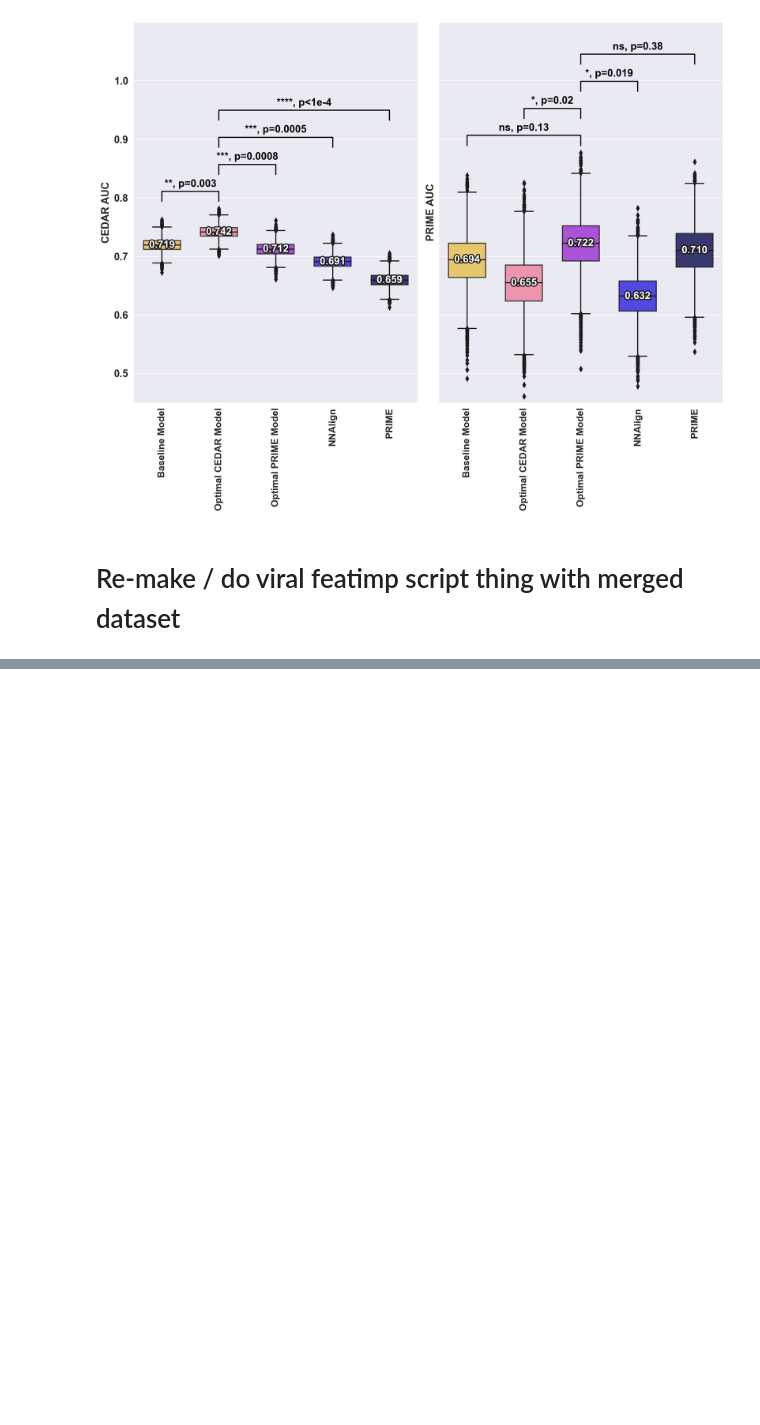
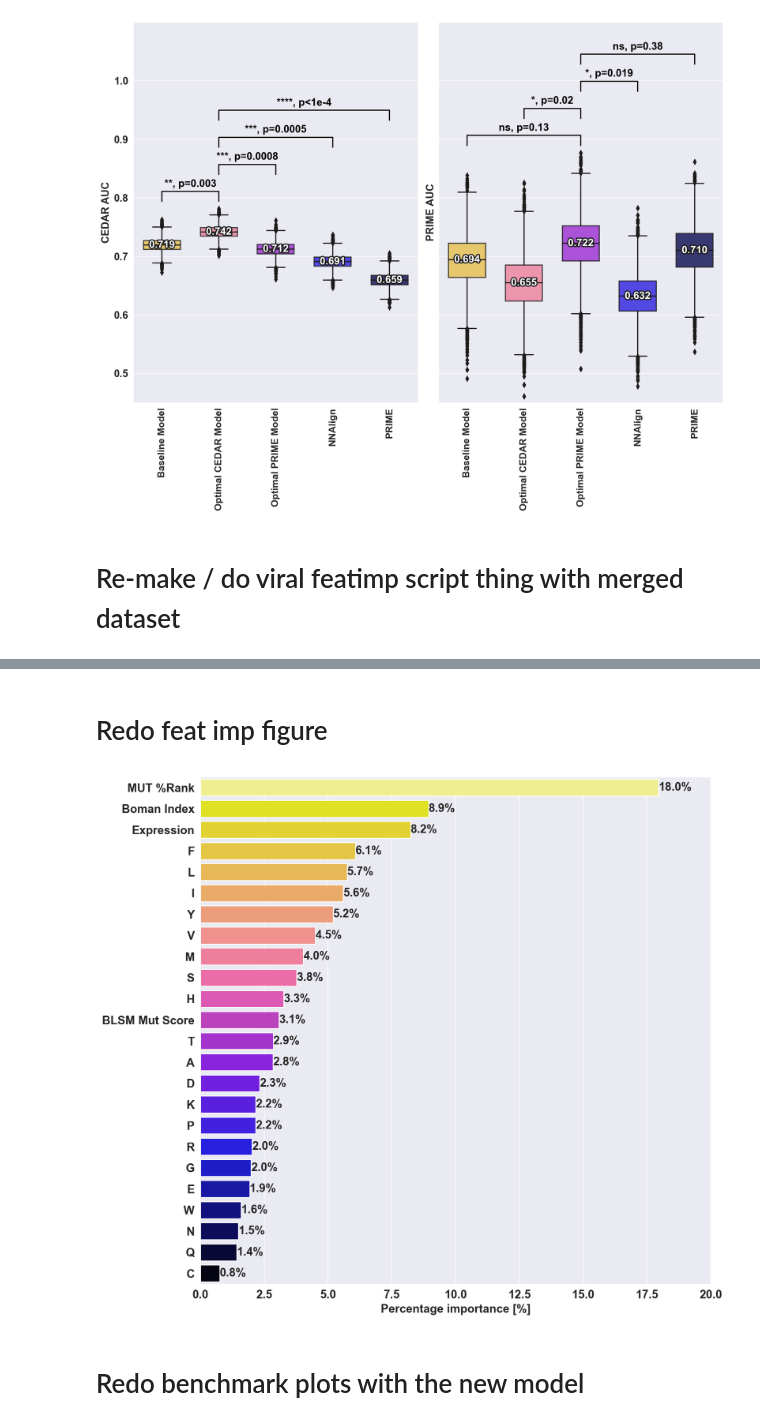
Before and after one commit to richieYT-wan/cedar, a Jupyter notebook: notebook/231101_RedoManuscript.ipynb, the cells around one changed output, grey strips where cells are left out. Drawn from its saved outputs; the diff is of its cells as text; code cells hidden in the pictures; blank space fills up the shorter version.

```diff
--- a/notebook/231101_RedoManuscript.ipynb
+++ b/notebook/231101_RedoManuscript.ipynb
@@ -392,0 +400,38 @@ merged[['icore_mut','HLA', 'EL_rank_mut', 'agg_label']].rename(columns = {'icore
+# %% [markdown]
+# Redo feat imp figure
+# %%
+fi_harmonic = pd.read_csv('../output/231018_redo_merged/new_best_model/featimps_cp_merged_onehot_KL_icore_mut_boman-blsm_mut_score-Total_Gene_TPM.csv')
+
+def rename(col):
+    d = {'icore_boman':'Boman Index',
+         'icore_blsm_mut_score':'BLSM Mut Score',
+         'EL_rank_wt_aligned': 'WT %Rank',
+         'rank': 'MUT %Rank',
+         'foreignness_score': 'Foreignness',
+         'Total_Gene_TPM' : 'Expression',
+         'icore_dissimilarity_score':'Self-Similarity',
+         'ratio_rank': 'Agretopicity'}
+    if col in d.keys():
+        return d[col]
+    else:
+        return col
+# %%
+# Remaking bigger, only harm here
+from src.metrics import plot_feature_importance
+f,a = plt.subplots(1,1, figsize=(11,11.))
+
+
+plot_feature_importance(fi_harmonic.values.flatten(),
+                        list(map(rename,fi_harmonic.columns)),
+                        palette='gnuplot2_r', ax=a,
+                        label_number=True)
+a.set_ylabel('')
+a.set_xlabel('Percentage importance [%]', fontsize=14, fontweight='semibold')
+a.set_yticklabels(a.get_yticklabels(), fontsize=14, fontweight='semibold')
+a.set_xticklabels(a.get_xticklabels(), fontsize=14, fontweight='semibold')
+a.set_xlim([0.,0.2])
+f.savefig('../../../writing/230131_cedar_paper_1/submission_nar/figures_redo/FIG7_ONLYHARM_FeatImps.png', bbox_inches='tight', dpi=600)
+# %% [output]
+[figure, added]
+# %% [markdown]
+# Redo benchmark plots with the new model
```
Also changed, not shown: parts of 3 cells of this notebook, 3 other files.
